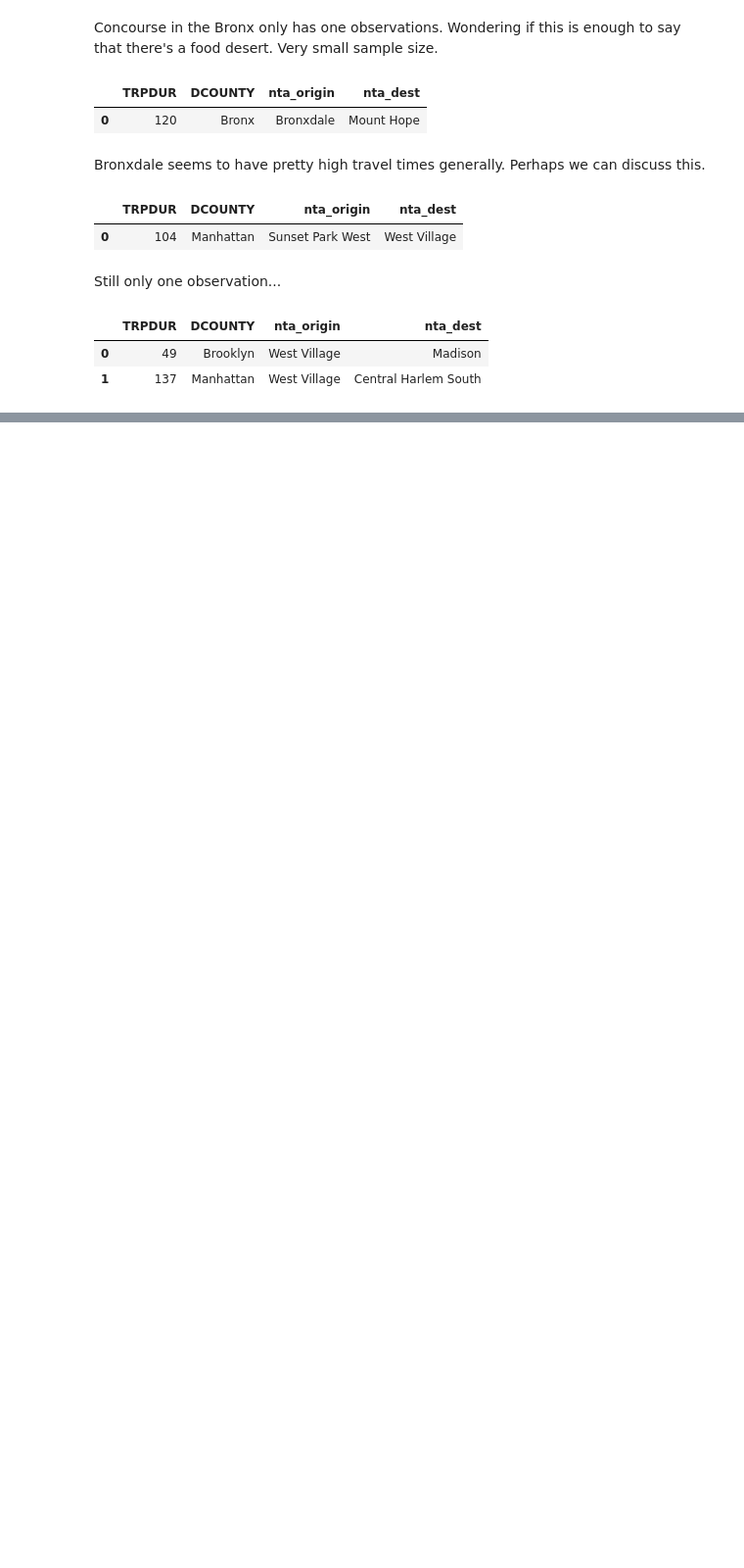
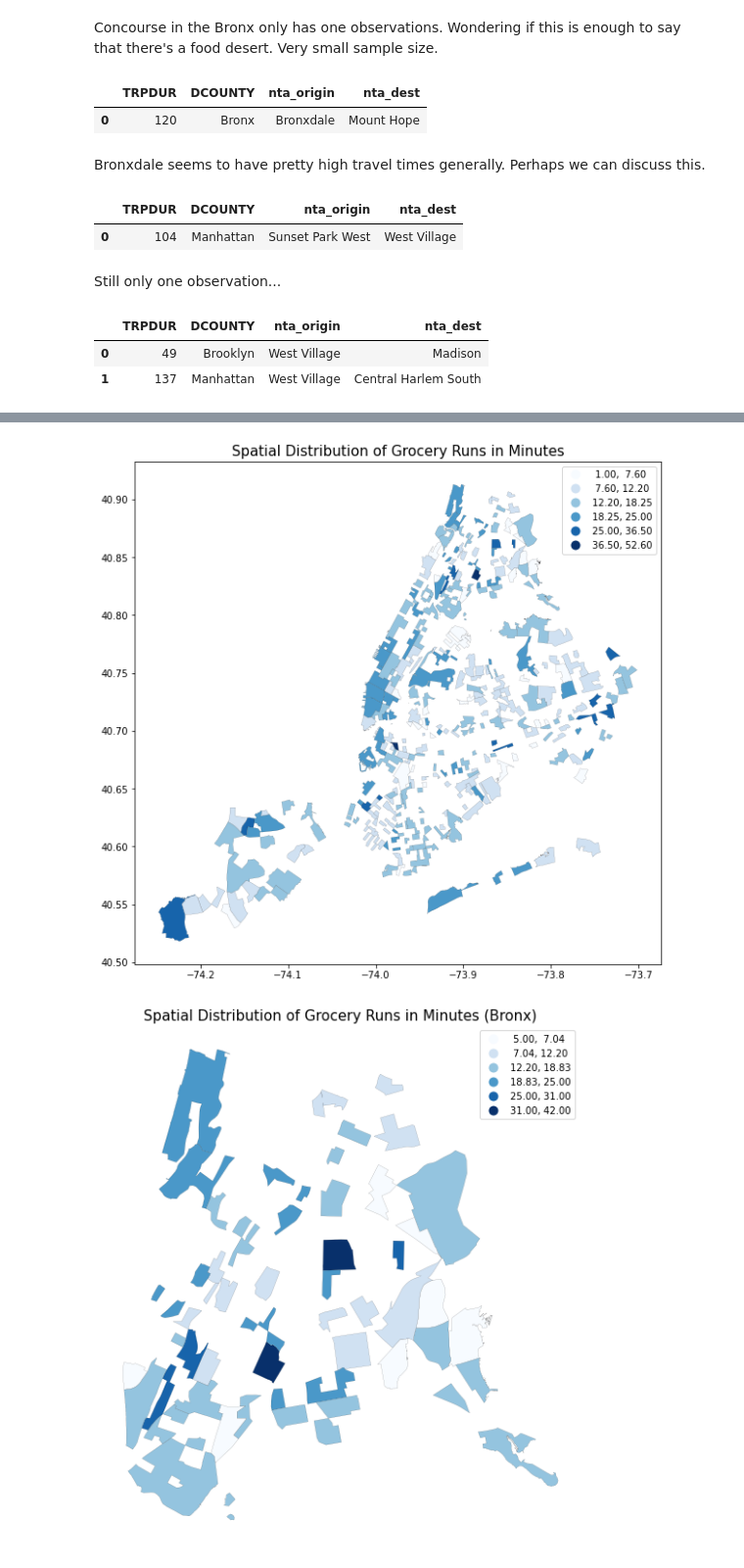
Before and after one commit to sean-chew/Mobility_Workshop, a Jupyter notebook: Assgn1_where_do_ppl_shop.ipynb, the cells around one changed output, grey strips where cells are left out. Shown: that part at 98% size. Drawn from its saved outputs; the diff is of its cells as text; code cells hidden in the pictures; blank space fills up the shorter version.

```diff
--- a/Assgn1_where_do_ppl_shop.ipynb
+++ b/Assgn1_where_do_ppl_shop.ipynb
@@ -398,0 +407,3 @@ Fifth
+# %%
+ntas = df_tracts_clean[['boro_name','geoid','ntaname','geometry']]
+ntas
@@ -398,0 +484,14 @@ Fifth
+# %%
+destinations_NTA_specific = destinations_NTA.loc[(destinations_NTA['ocounty']=='Bronx')]
+destinations_NTA_specific = pd.merge(ntas,destinations_NTA_specific,how = 'left',left_on = 'geoid',right_on = 'geoid_o')
+destinations_NTA_specific.columns = [' '.join(col).strip() for col in destinations_NTA_specific.columns.values]
+destinations_NTA_specific.columns = destinations_NTA_specific.columns.str.strip().str.lower().str.replace(' ', '').str.replace('(', '').str.replace(')', '')
+destinations_NTA_specific_agg = destinations_NTA_specific.dissolve(by='nta_origin', aggfunc = 'mean')
+destinations_NTA_specific_agg.sort_values(by= ['trpdurmean'],ascending = False).reset_index()
+
+destinations_NTA_city = destinations_NTA
+destinations_NTA_city = pd.merge(ntas,destinations_NTA_city,how = 'left',left_on = 'geoid',right_on = 'geoid_o')
+destinations_NTA_city.columns = [' '.join(col).strip() for col in destinations_NTA_city.columns.values]
+destinations_NTA_city.columns = destinations_NTA_city.columns.str.strip().str.lower().str.replace(' ', '').str.replace('(', '').str.replace(')', '')
+destinations_NTA_city_agg = destinations_NTA_city.dissolve(by='nta_origin', aggfunc = 'mean')
+destinations_NTA_city_agg.sort_values(by= ['trpdurmean'],ascending = False).reset_index()
@@ -398,0 +512,42 @@ Fifth
+# %%
+fig, ax1 = ax2 = plt.subplots(nrows = 1,figsize=(10,10))
+
+destinations_NTA_city_agg.plot(ax=ax1,
+                    column='trpdurmean',
+                    edgecolor='k',
+                    linewidth=0.1,
+                    k = 6,
+                    cmap = "Blues",
+                    scheme='natural_breaks',
+                    legend=True,
+                   )
+
+fig, ax2 = plt.subplots(1, figsize=(10,10))
+plt.axis('off')
+destinations_NTA_specific_agg.plot(ax=ax2,
+                    column='trpdurmean',
+                    edgecolor='k',
+                    linewidth=0.1,
+                    k = 6,
+                    cmap = "Blues",
+                    scheme='natural_breaks',
+                    legend=True,
+                   )
+
+
+#vmin, vmax = df_tracts_clean['geoid'].min(), df_tracts_clean['geoid'].max()
+# Create colorbar as a legend
+#sm = plt.cm.ScalarMappable(cmap='PuBu', norm=plt.Normalize(vmin=vmin, vmax=vmax))
+# empty array for the data range
+sm._A = []
+# add the colorbar to the figure
+#cbar = fig.colorbar(sm, fraction=0.025)
+
+ax1.set_title('Spatial Distribution of Grocery Runs in Minutes', fontsize=15)
+ax2.set_title('Spatial Distribution of Grocery Runs in Minutes (Bronx)', fontsize=15)
+
+plt.axis('off')
+plt.show()
+# %% [output]
+[figure, added]
+[figure, added]
```
Also changed, not shown: parts of 11 cells of this notebook.
